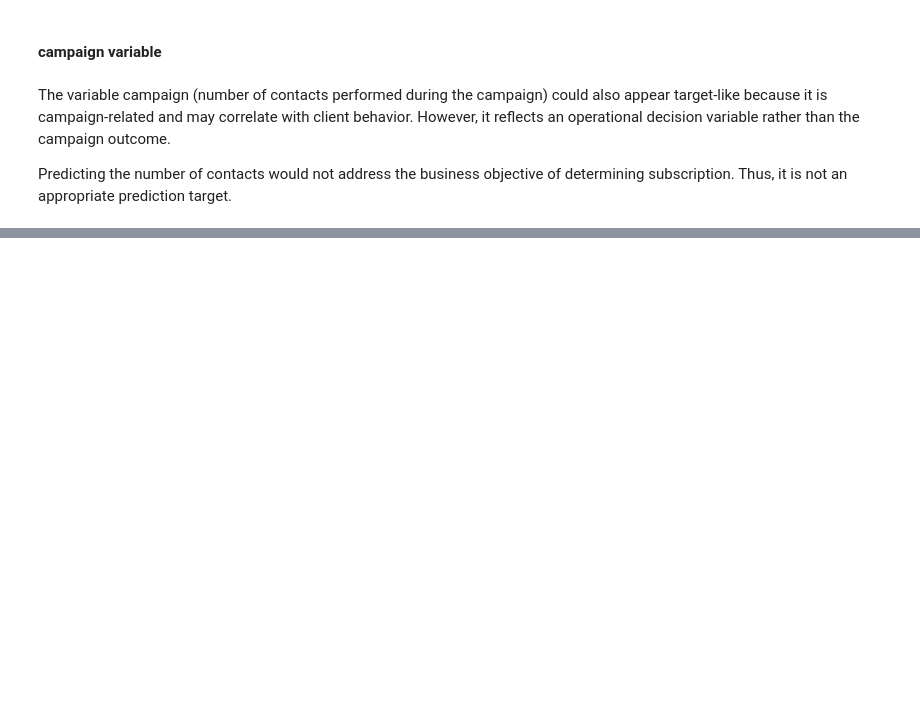
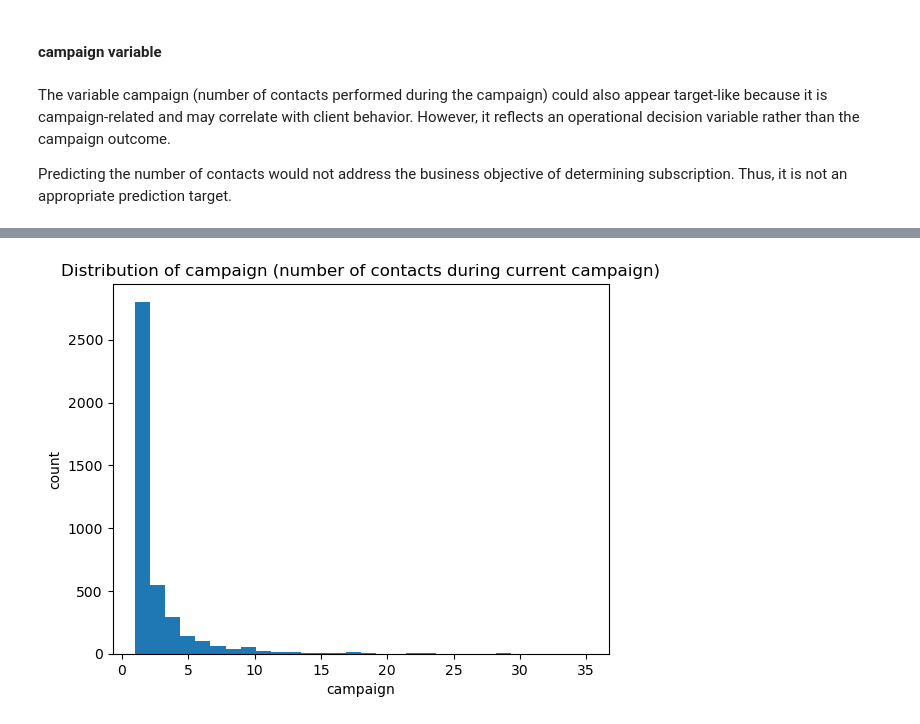
Before and after one commit to liglesias1/ML-Fundamentals-2026, a Jupyter notebook: assignment_1_Lara_Iglesias.ipynb, the cells around one changed output, grey strips where cells are left out. Drawn from its saved outputs; the diff is of its cells as text; code cells hidden in the pictures; blank space fills up the shorter version.

```diff
--- a/assignment_1_Lara_Iglesias.ipynb
+++ b/assignment_1_Lara_Iglesias.ipynb
@@ -86,0 +386,10 @@ Predicting the number of contacts would not address the business objective of de
+# %%
+import matplotlib.pyplot as plt
+
+df["campaign"].plot(kind="hist", bins=30)
+plt.title("Distribution of campaign (number of contacts during current campaign)")
+plt.xlabel("campaign")
+plt.ylabel("count")
+plt.show()
+# %% [output]
+[figure, added]
```
Also changed, not shown: parts of 59 cells of this notebook.
